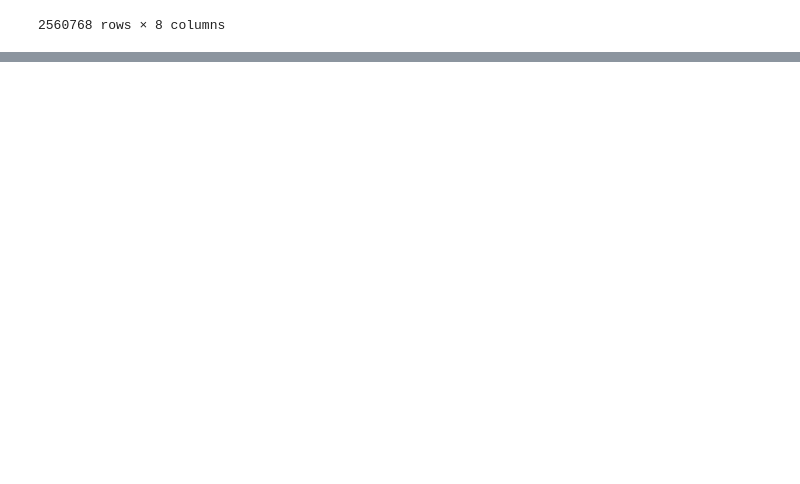
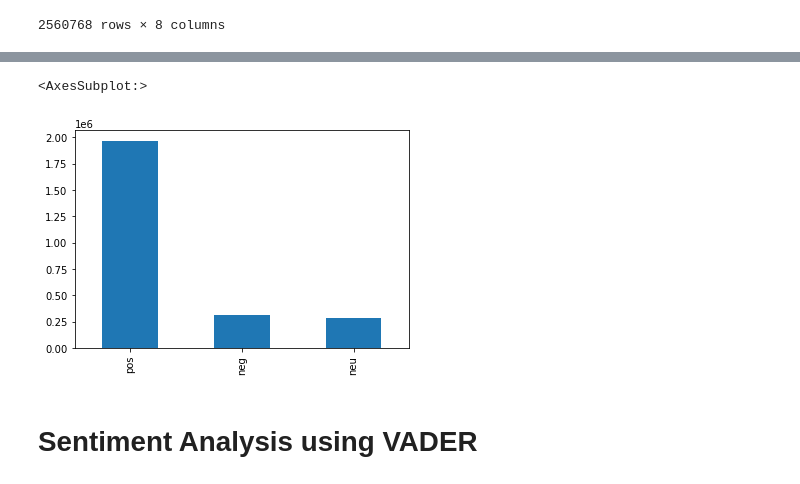
Before and after one commit to BubbleTee97/Time-Series, a Jupyter notebook: xxxv3.ipynb, the cells around one changed output, grey strips where cells are left out. Cells and saved outputs as stored; diff of their text form; code cells hidden in the pictures; blank space fills up the shorter version.

```diff
--- a/xxxv3.ipynb
+++ b/xxxv3.ipynb
@@ -322,0 +392,14 @@ plt.show()
+# %%
+df_nlp = df1[['rating','reviewText']]
+# %%
+df_nlp = df_nlp.reset_index(drop=True)
+# %%
+def get_sentiment(rating):
+    if rating <= 2:
+        return 'neg'
+    if rating == 3:
+        return 'neu'
+    else:
+        return 'pos'
+# %%
+df_nlp['label'] = df_nlp['rating'].apply(get_sentiment)
@@ -322,0 +415,8 @@ plt.show()
+# %%
+df_nlp['sentiment'].value_counts().plot(kind='bar')
+# Add title, labels and % for each bar
+# %% [output]
+<AxesSubplot:>
+[figure, added]
+# %% [markdown]
+# Sentiment Analysis using VADER
```
Also changed, not shown: parts of 43 cells of this notebook.
